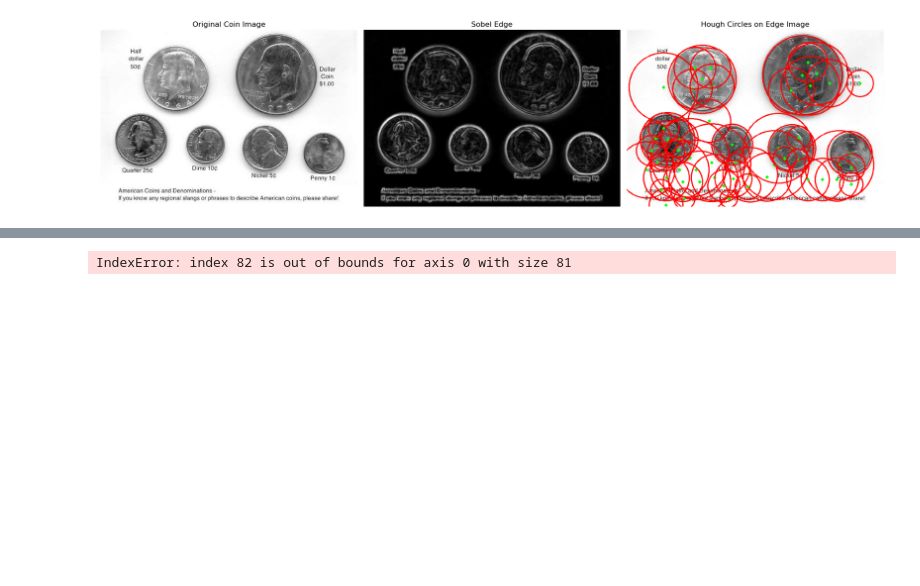
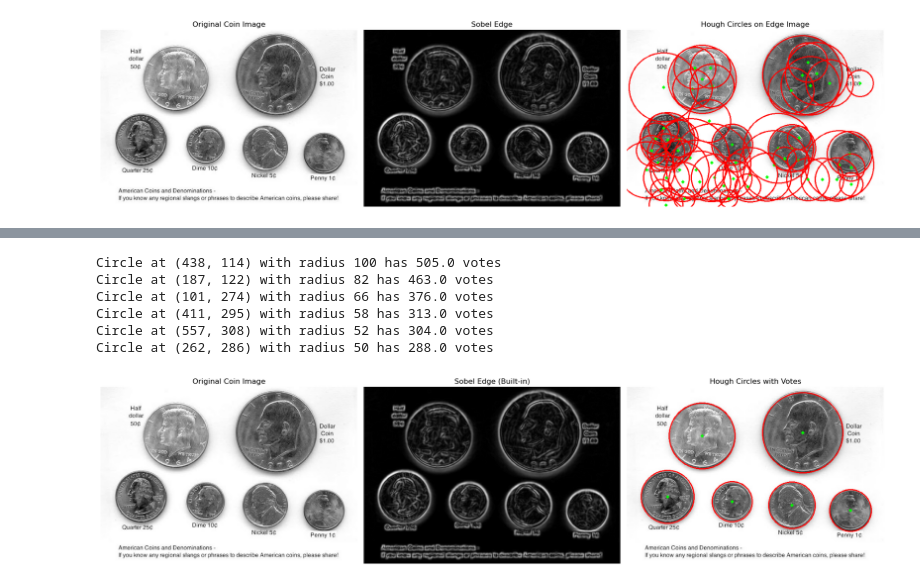
Before and after one commit to prajun7/ml-journey, a Jupyter notebook: ImageProcessing/hough_transformation.ipynb, the cells around one changed output, grey strips where cells are left out. Cells and saved outputs as stored; diff of their text form; code cells hidden in the pictures; blank space fills up the shorter version.

```diff
--- a/ImageProcessing/hough_transformation.ipynb
+++ b/ImageProcessing/hough_transformation.ipynb
@@ -253,7 +256,6 @@ from skimage.transform import hough_circle, hough_circle_peaks
 coin_image = Image.open("coin_image.jpg").convert("L")
 coin_image_array = np.array(coin_image, dtype=np.uint8)
 
-# Optionally, apply Gaussian blur to reduce noise
 blurred = cv2.GaussianBlur(coin_image_array, (9, 9), 2)
 
 # --- Built-in Sobel Edge Detection ---
@@ -276,46 +278,49 @@ _, edge_thresh = cv2.threshold(edge_image, 50, 255, cv2.THRESH_BINARY)
 radii = np.arange(20, 101, 1)  # From 20 to 100, step of 1
 
 # Compute the Hough Transform for the specified radii
-hough_res = hough_circle(edge_thresh, radii)
+hough_res = hough_circle(edge_thresh, radii, normalize=False)
 
 # Find the peaks (detected circles) in the Hough accumulator
-accums, cx, cy, rad_indices = hough_circle_peaks(hough_res, radii,
-                                                 min_xdistance=30, min_ydistance=30,
-                                                 threshold=0.4 * np.max(hough_res),
-                                                 total_num_peaks=10)
-
-# Convert radius indices to actual radius values
-detected_radii = [radii[r] for r in rad_indices]
+accums, cx, cy, detected_radii = hough_circle_peaks(hough_res, radii,
+                                                    min_xdistance=30, min_ydistance=30,
+                                                    threshold=0.4 * np.max(hough_res),
+                                                    total_num_peaks=10)
 
 # Print the votes and radius for each detected circle
 for accum, x, y, r in zip(accums, cx, cy, detected_radii):
     print(f"Circle at ({x}, {y}) with radius {r} has {accum} votes")
 
 # --- Draw the Detected Circles ---
 # Create a color copy of the original image for drawing
 coin_image_color = cv2.cvtColor(coin_image_array, cv2.COLOR_GRAY2BGR)
 
 # Draw each detected circle and its center
 for x, y, r in zip(cx, cy, detected_radii):
-    cv2.circle(coin_image_color, (x, y), r, (0, 0, 255), 2)  # Red circle perimeter
-    cv2.circle(coin_image_color, (x, y), 2, (0, 255, 0), 3)  # Green center point
+    cv2.circle(coin_image_color, (x, y), int(r), (0, 0, 255), 2)  # Red circle perimeter
+    cv2.circle(coin_image_color, (x, y), 2, (0, 255, 0), 3)       # Green center point
 
 # --- Display the Results ---
 fig, axs = plt.subplots(1, 3, figsize=(18, 6))
 
 axs[0].imshow(coin_image_array, cmap="gray")
 axs[0].set_title("Original Coin Image")
 axs[0].axis("off")
 
 axs[1].imshow(edge_image, cmap="gray")
 axs[1].set_title("Sobel Edge (Built-in)")
 axs[1].axis("off")
 
 axs[2].imshow(cv2.cvtColor(coin_image_color, cv2.COLOR_BGR2RGB))
 axs[2].set_title("Hough Circles with Votes")
 axs[2].axis("off")
 
 plt.tight_layout()
 plt.show()
 # %% [output]
-IndexError: index 82 is out of bounds for axis 0 with size 81
+Circle at (438, 114) with radius 100 has 505.0 votes
+Circle at (187, 122) with radius 82 has 463.0 votes
+Circle at (101, 274) with radius 66 has 376.0 votes
+Circle at (411, 295) with radius 58 has 313.0 votes
+Circle at (557, 308) with radius 52 has 304.0 votes
+Circle at (262, 286) with radius 50 has 288.0 votes
+[figure, added]
```
Also changed, not shown: parts of 2 cells of this notebook.
